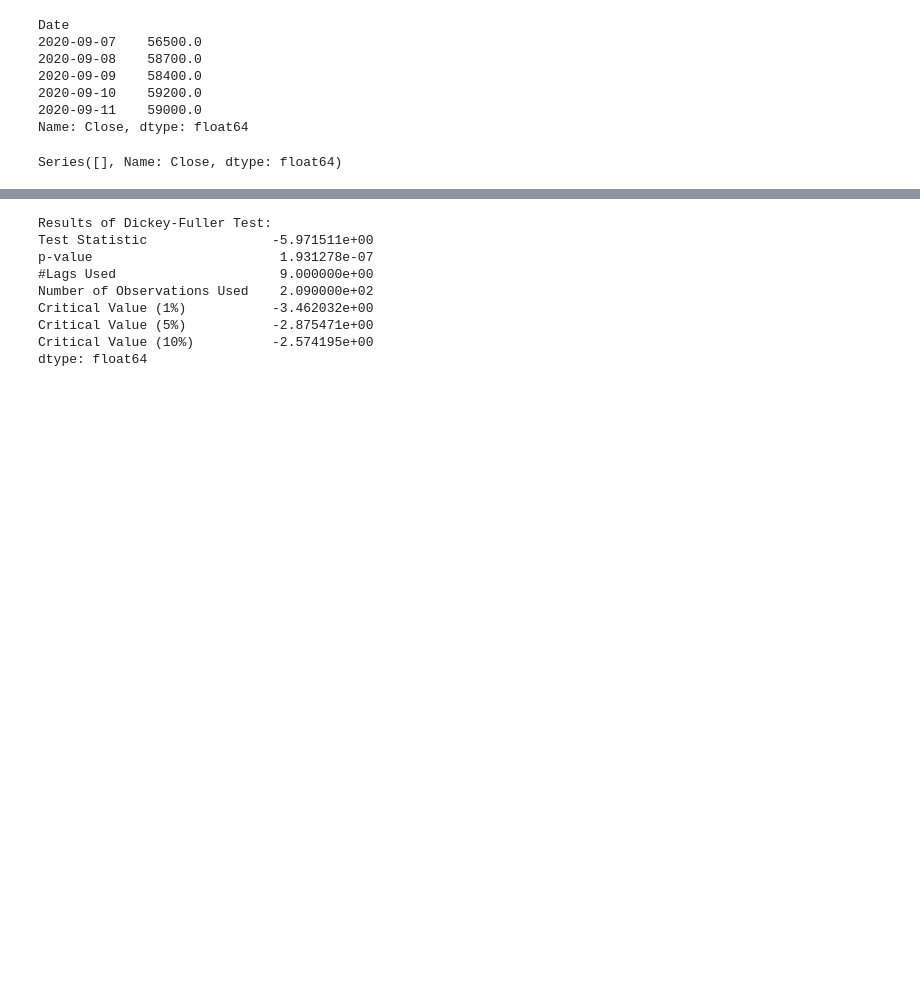
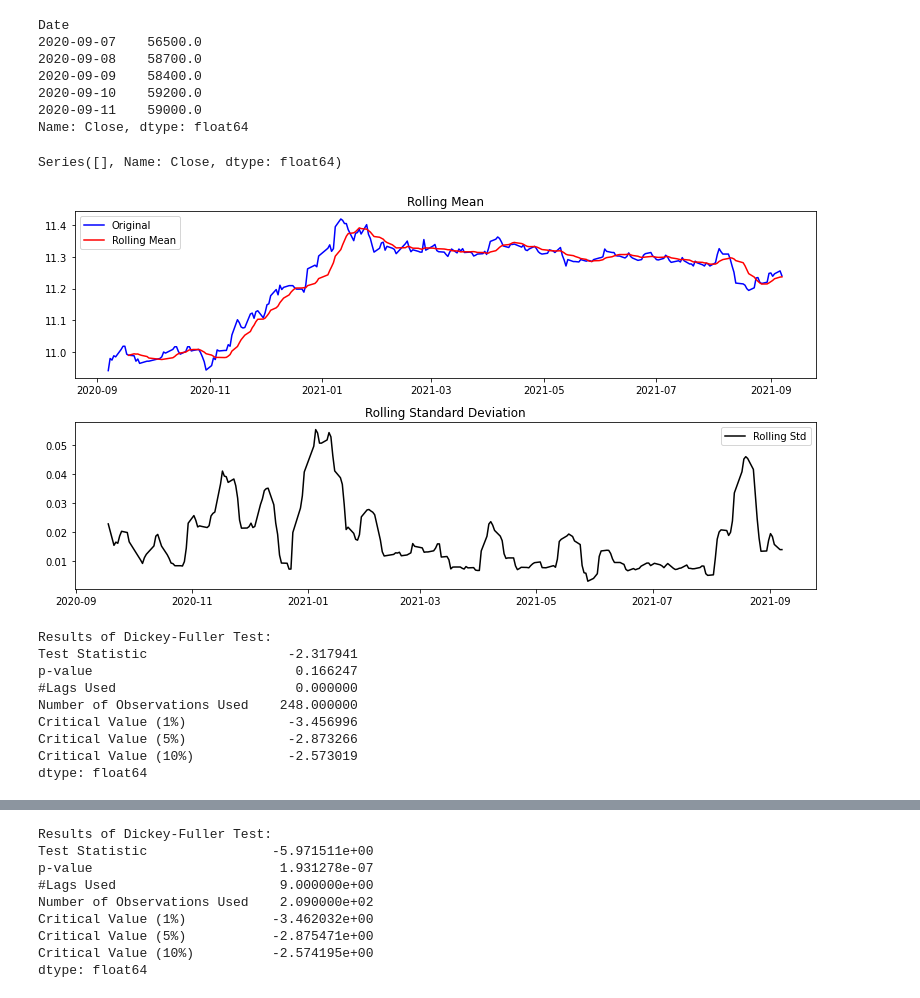
Before and after one commit to minji2744/AIFFEL, a Jupyter notebook: E14/E14.ipynb, the cells around one changed output, grey strips where cells are left out. Cells and saved outputs as stored; diff of their text form; code cells hidden in the pictures; blank space fills up the shorter version.

```diff
--- a/E14/E14.ipynb
+++ b/E14/E14.ipynb
@@ -37,12 +37,19 @@ def plot_rolling_statistics(timeseries, window=12):
     rolmean = timeseries.rolling(window=window).mean()  # 이동평균 시계열
     rolstd = timeseries.rolling(window=window).std()    # 이동표준편차 시계열
 
-     # 원본시계열, 이동평균, 이동표준편차를 plot으로 시각화해 본다.
+    # 원본시계열, 이동평균, 이동표준편차를 plot으로 시각화해 본다.
+    plt.subplot(211)
     orig = plt.plot(timeseries, color='blue',label='Original')
     mean = plt.plot(rolmean, color='red', label='Rolling Mean')
+    plt.legend(loc='best')
+    plt.title('Rolling Mean')
+
+    plt.subplot(212)
     std = plt.plot(rolstd, color='black', label = 'Rolling Std')
     plt.legend(loc='best')
-    plt.title('Rolling Mean & Standard Deviation')
+    plt.title('Rolling Standard Deviation')
+
+    plt.tight_layout()
     plt.show(block=False)
 
 
@@ -56,3 +63,20 @@ def augmented_dickey_fuller_test(timeseries):
     for key,value in dftest[4].items():
         dfoutput['Critical Value (%s)' % key] = value
     print(dfoutput)
+# %%
+# 정성적 그래프 분석
+plot_rolling_statistics(ts_log, window=10)
+
+#정량적 Augmented Dicky-Fuller Test
+augmented_dickey_fuller_test(ts_log)
+# %% [output]
+[figure, added]
+Results of Dickey-Fuller Test:
+Test Statistic                  -2.317941
+p-value                          0.166247
+#Lags Used                       0.000000
+Number of Observations Used    248.000000
+Critical Value (1%)             -3.456996
+Critical Value (5%)             -2.873266
+Critical Value (10%)            -2.573019
+dtype: float64
```
Also changed, not shown: parts of 7 cells of this notebook.
